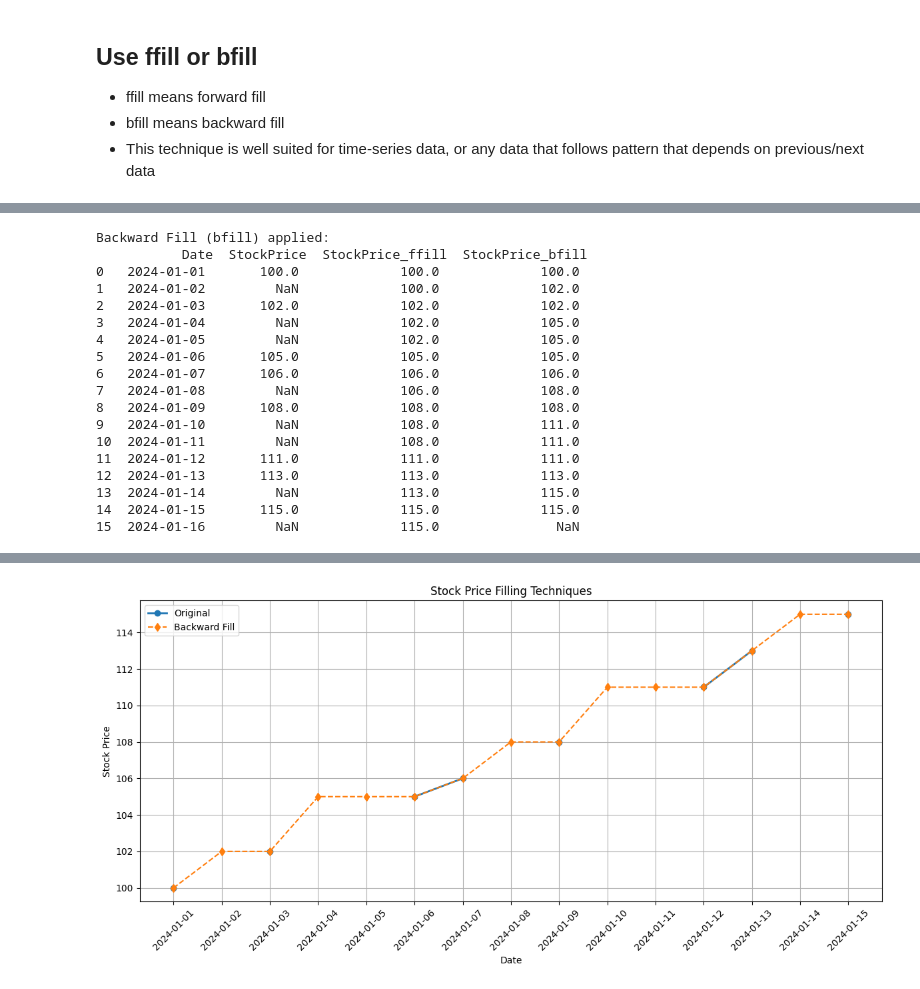
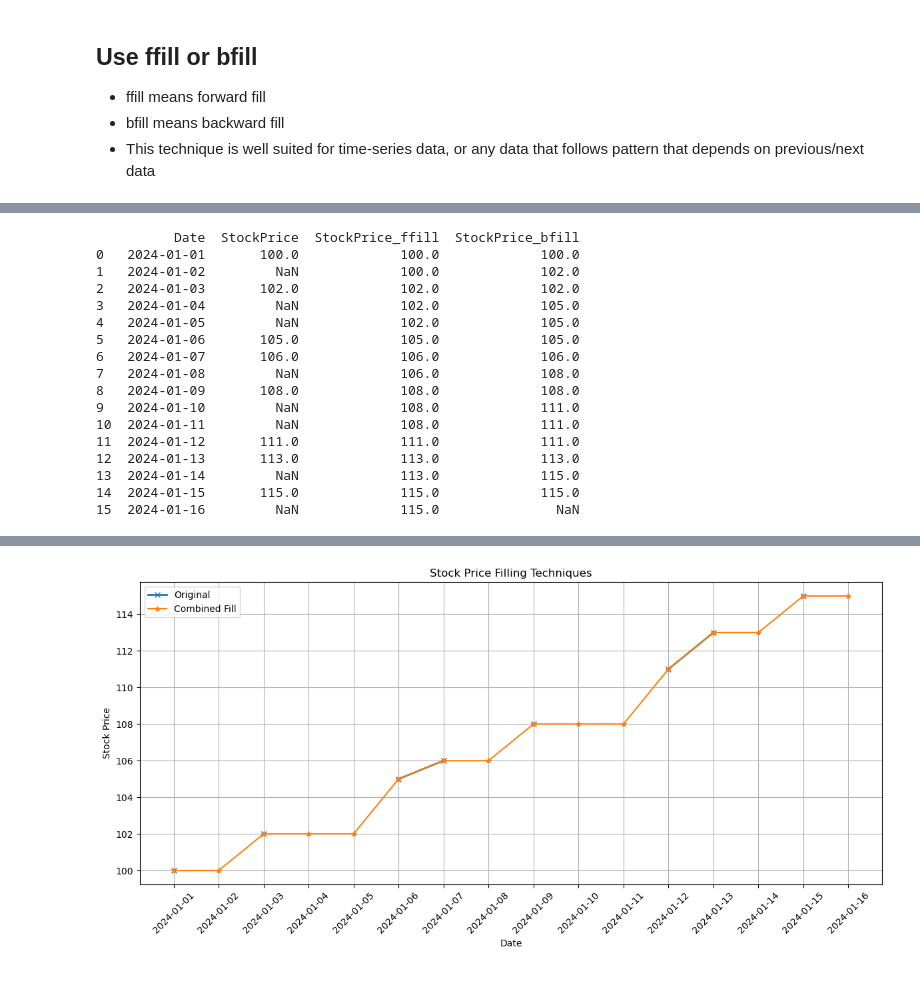
Before and after one commit to ash322ash422/tut_ml, a Jupyter notebook: 2_1_preprocessing_missing_value/mv-3-ffill-bfill.ipynb, the cells around one changed output, grey strips where cells are left out. Cells and saved outputs as stored; diff of their text form; code cells hidden in the pictures.

```diff
--- a/2_1_preprocessing_missing_value/mv-3-ffill-bfill.ipynb
+++ b/2_1_preprocessing_missing_value/mv-3-ffill-bfill.ipynb
@@ -69,10 +69,9 @@ print(df) # Forward Fill (ffill) applied
 # 3) bfill: This fills missing values with the NEXT known valid price.
 
 df['StockPrice_bfill'] = df['StockPrice'].bfill()
-print("Backward Fill (bfill) applied:\n", df)
+print(df)
 # %% [output]
-Backward Fill (bfill) applied:
-           Date  StockPrice  StockPrice_ffill  StockPrice_bfill
+          Date  StockPrice  StockPrice_ffill  StockPrice_bfill
 0   2024-01-01       100.0             100.0             100.0
 1   2024-01-02         NaN             100.0             102.0
 2   2024-01-03       102.0             102.0             102.0
@@ -115,21 +114,21 @@ Forward Fill then Backward Fill applied:
 # %%
 # 5) Plotting all versions.
 
 plt.figure(figsize=(12, 6))
-plt.plot(df['Date'], df['StockPrice'], 'o-', label='Original', linewidth=2)
+plt.plot(df['Date'], df['StockPrice'], 'x-', label='Original', linewidth=2)
 
 # NOTE: comment each one out to see them
 # plt.plot(df['Date'], df['StockPrice_ffill'], 's--', label='Forward Fill')
-plt.plot(df['Date'], df['StockPrice_bfill'], 'd--', label='Backward Fill')
-# plt.plot(df['Date'], df['StockPrice_combine'], '*-', label='Combined Fill') # OPTIONAL
+# plt.plot(df['Date'], df['StockPrice_bfill'], 'd--', label='Backward Fill')
+plt.plot(df['Date'], df['StockPrice_combine'], '*-', label='Combined Fill') # OPTIONAL
 
 plt.xticks(rotation=45)
 plt.title('Stock Price Filling Techniques')
 plt.xlabel('Date')
 plt.ylabel('Stock Price')
 plt.legend()
 plt.grid(True)
 plt.tight_layout()
 plt.show()
 # %% [output]
-[figure, old version]
+[figure, new version]
```
Also changed, not shown: 26 other files.
